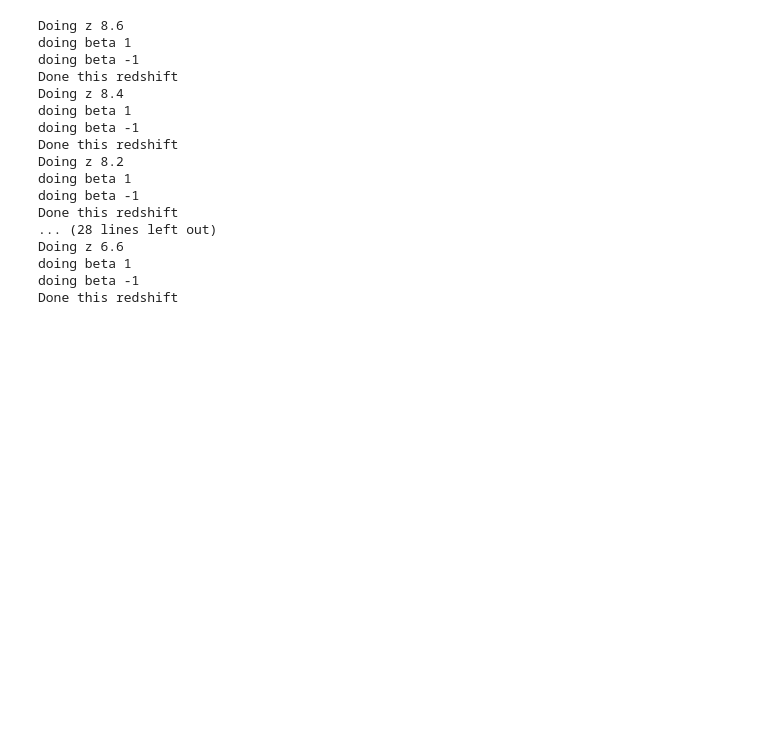
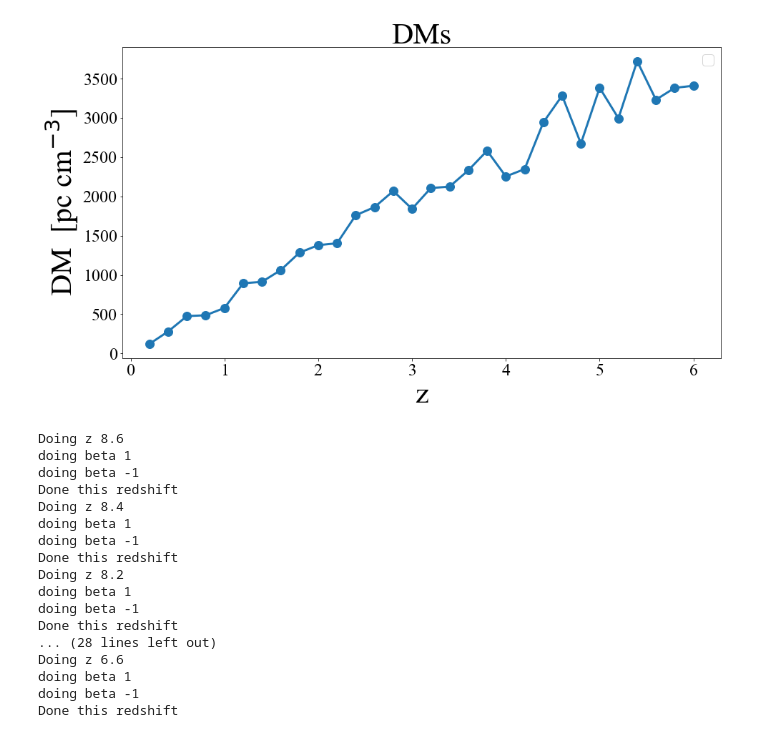
Before and after one commit to grx40/FRB, a Jupyter notebook: FRB_DM_analysis.ipynb, the cells around one changed output. Saved outputs shown, nothing was run; the diff lists cells and outputs as text; code cells hidden in the pictures; blank space fills up the shorter version.

```diff
--- a/FRB_DM_analysis.ipynb
+++ b/FRB_DM_analysis.ipynb
@@ -28,0 +76,14 @@ lightcone_sharpcutoff = 20
+# %%
+#compute the DM for the postEoR density field that slice along the line of sight
+
+slice_of_box = 199
+DM_field_postEoR = np.zeros((len(z_starts_postEoR), len(betas), HII_DIM, HII_DIM))
+
+x, y = 10, 10
+
+for z in range(len(z_starts_postEoR)):
+    print('doing ' + str(z))
+    for b in range(len(betas)):
+        #for x in range(HII_DIM):
+         #   for y in range(HII_DIM):
+        DM_field_postEoR[z][b][x][y] = DM.compute_DM(x,y, np.zeros_like(density_lightcones_z_Dictionary_postEoR[z][slice_of_box]), density_lightcones_z_Dictionary_postEoR[z][slice_of_box], lightcone_redshifts_z_Dictionary_postEoR[z])
@@ -29,3 +108,19 @@ lightcone_sharpcutoff = 20
+# %%
+#plot
+pl.figure(figsize = (15,8))
+pl.plot(np.round(z_starts_postEoR,1), (0.01**3)*DM_field_postEoR[:,1,10,10]/(pc),  marker = 'o',markersize = 12, linewidth=3., )
+pl.title(r'DMs', fontsize = 42)
+pl.legend(prop={'size': 20})
+#pl.gca().invert_yaxis()
+#pl.gca().invert_xaxis()
+pl.xlabel(r'z', fontsize = 42)
+pl.ylabel(r'DM  [pc cm$^{-3}$]',  fontsize = 42)
+pl.xticks(fontsize=24)
+pl.yticks(fontsize=24)
+pl.show()
+pl.close()
+# %% [output]
+[figure, added]
 # %%
 #directory to get the ionization boxes (for lightcone and ionization fied and density field)
 io_boxes ='/Users/michael/Research/LAE_Clustering/Simulation_Boxes/MturnHaloes5e8_zeta25_MturnxHII5e8_beta1_fullEoR_Seed200_xLos_noHalos/'
```
Also changed, not shown: parts of 8 cells of this notebook.
